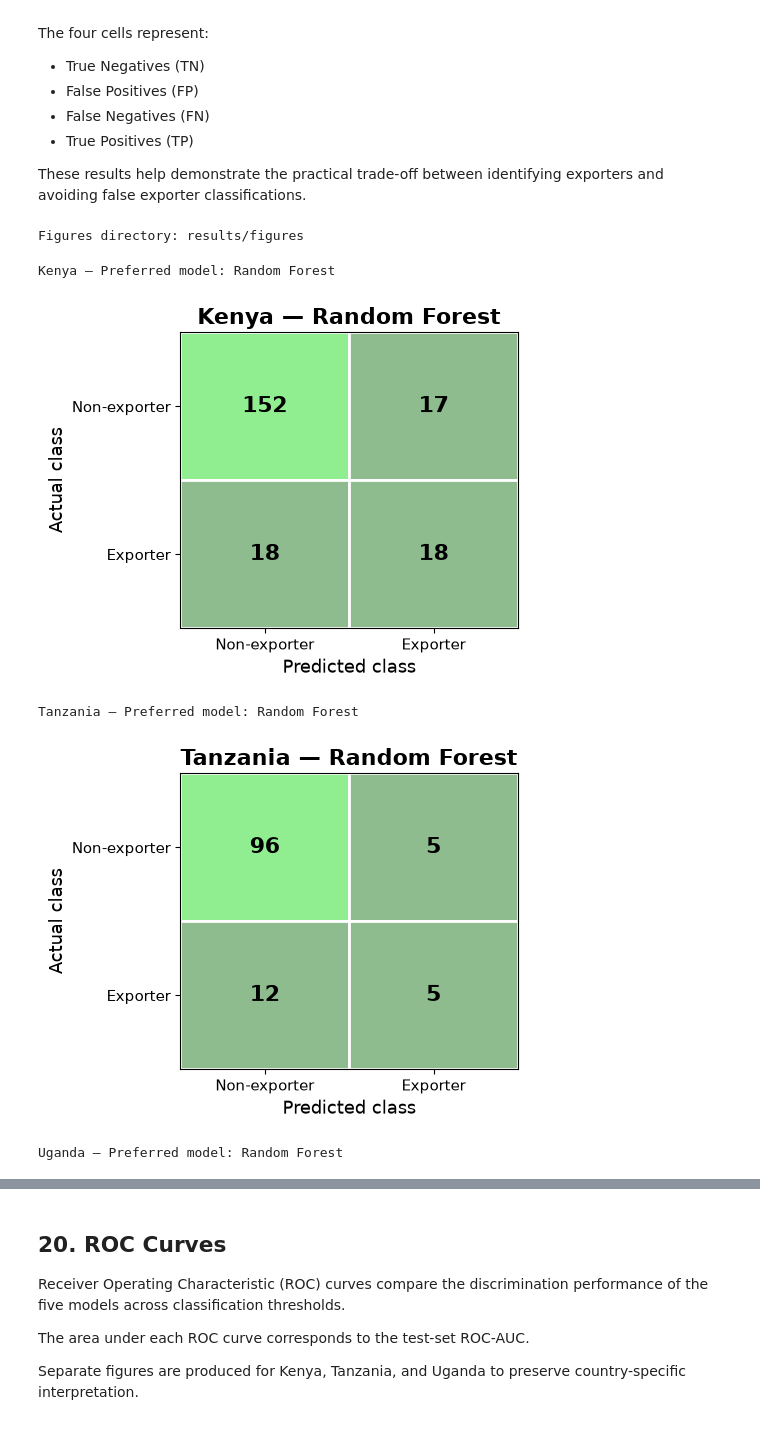
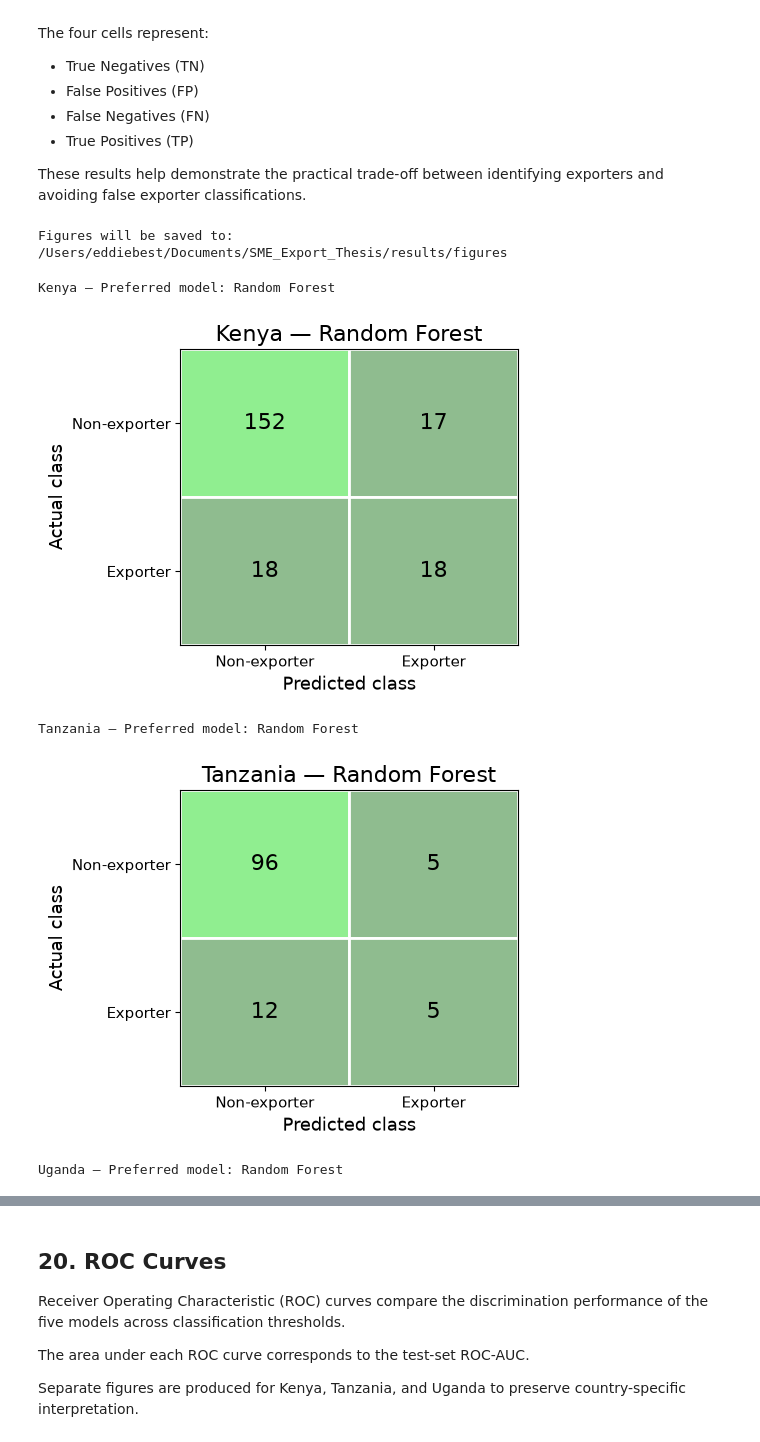
Before and after one commit to uriabada/SME_Export_Thesis, a Jupyter notebook: notebooks/05_model_evaluation.ipynb, the cells around one changed output, grey strips where cells are left out. Drawn from its saved outputs; the diff is of its cells as text; code cells hidden in the pictures.

Commit message:
Update evaluation notebook and figures

```diff
--- a/notebooks/05_model_evaluation.ipynb
+++ b/notebooks/05_model_evaluation.ipynb
@@ -1620,15 +1620,23 @@ The four cells represent:
 
 These results help demonstrate the practical trade-off between identifying
 exporters and avoiding false exporter classifications.
-# %%
-from pathlib import Path
-
-FIGURES_DIR = Path("results/figures")
-FIGURES_DIR.mkdir(parents=True, exist_ok=True)
-
-print("Figures directory:", FIGURES_DIR)
-# %% [output]
-Figures directory: results/figures
+# %%
+FIGURES_DIR = (
+    PROJECT_DIR
+    / "results"
+    / "figures"
+)
+
+FIGURES_DIR.mkdir(
+    parents=True,
+    exist_ok=True
+)
+
+print("Figures will be saved to:")
+print(FIGURES_DIR)
+# %% [output]
+Figures will be saved to:
+/Users/eddiebest/Documents/SME_Export_Thesis/results/figures
 # %%
 # CELL 19 — CONFUSION MATRICES
 
@@ -1736,7 +1744,7 @@ for country in countries:
                 ha="center",
                 va="center",
                 fontsize=16,
-                fontweight="bold",
+                fontweight="light",
                 color="black"
             )
 
@@ -1745,7 +1753,7 @@ for country in countries:
     ax.set_title(
         f"{country} — {preferred_model}",
         fontsize=16,
-        fontweight="bold"
+        fontweight="light"
     )
 
 
@@ -1772,34 +1780,34 @@ for country in countries:
 
     ax.set_yticklabels(
         ["Non-exporter", "Exporter"],
         fontsize=11
     )
 
     # Keep the matrix boundaries correct
     ax.set_xlim(-0.5, 1.5)
     ax.set_ylim(1.5, -0.5)
 
 
 
     plt.tight_layout()
 
     figure_path = (
         FIGURES_DIR /
         f"{country}_preferred_model_confusion_matrix.png"
     )
 
     plt.savefig(
         figure_path,
         dpi=300,
         bbox_inches="tight"
     )
 
     plt.show()
 
     plt.close()
 # %% [output]
 Kenya — Preferred model: Random Forest
-[figure, old version]
+[figure, new version]
 Tanzania — Preferred model: Random Forest
-[figure, old version]
+[figure, new version]
 Uganda — Preferred model: Random Forest
```
Also changed, not shown: parts of 1 cell of this notebook, 3 other files.
